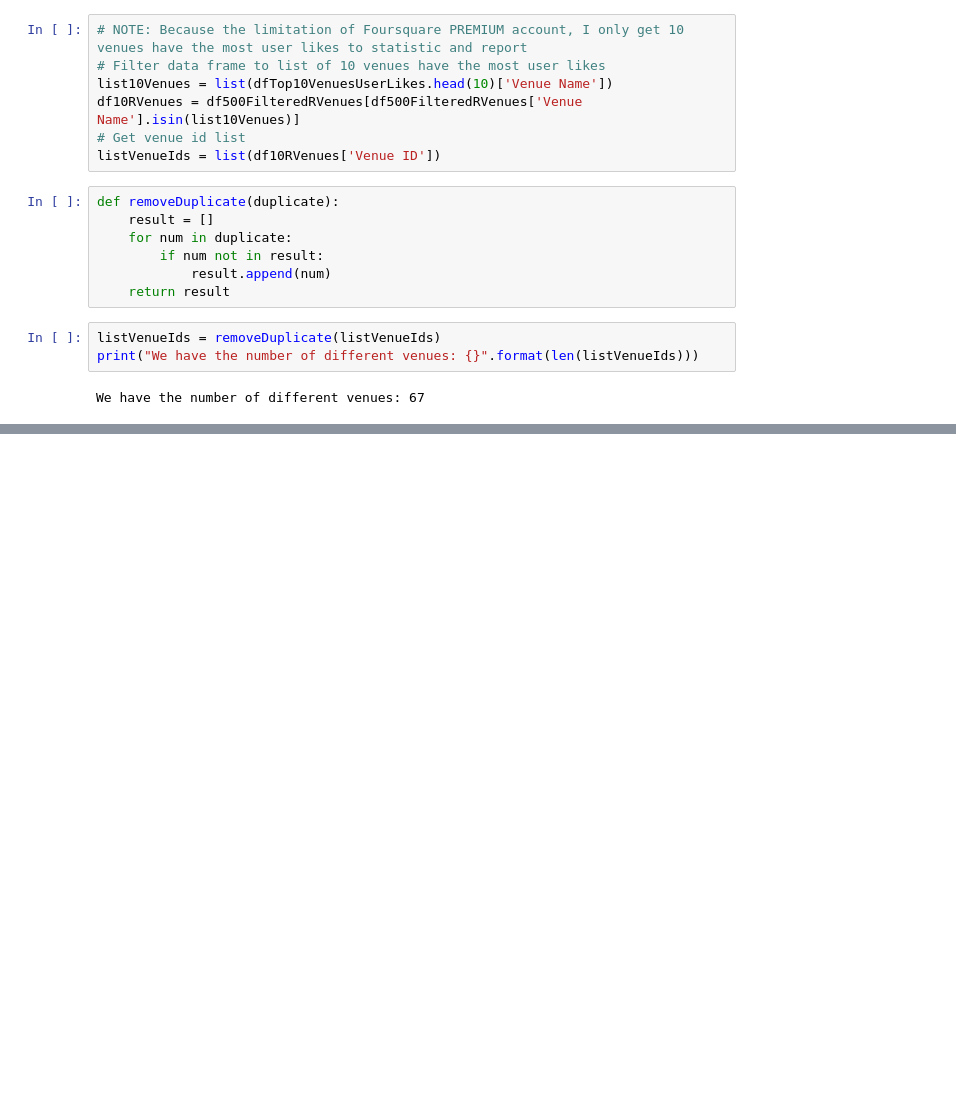
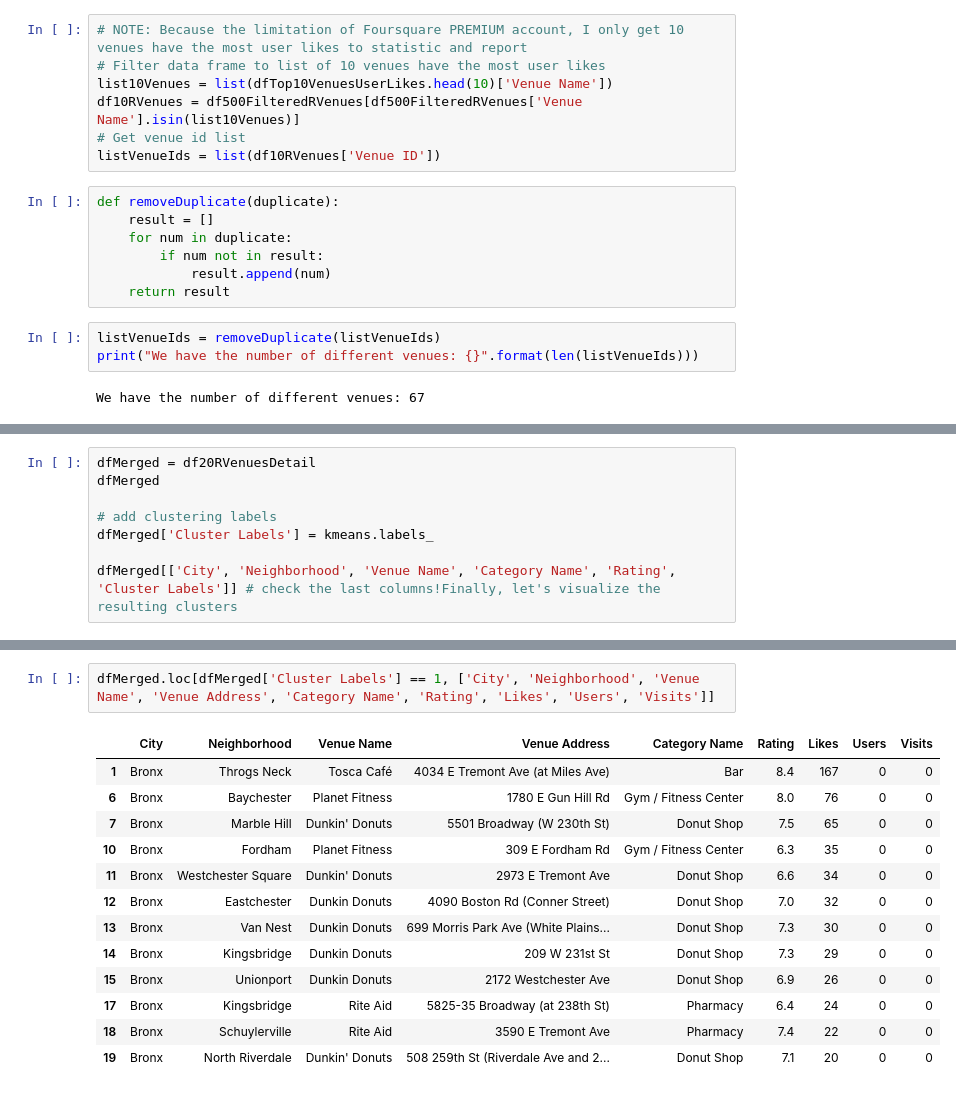
Before and after one commit to timbake/data-science-capstone-coursera, a Jupyter notebook: The_Battle_Of_Neighborhoods.ipynb, the cells around one changed output, grey strips where cells are left out. Cells and saved outputs as stored; diff of their text form; blank space fills up the shorter version.

```diff
--- a/The_Battle_Of_Neighborhoods.ipynb
+++ b/The_Battle_Of_Neighborhoods.ipynb
@@ -673,0 +861,8 @@ df20RVenuesDetail
+# %%
+dfMerged = df20RVenuesDetail
+dfMerged
+
+# add clustering labels
+dfMerged['Cluster Labels'] = kmeans.labels_
+
+dfMerged[['City', 'Neighborhood', 'Venue Name', 'Category Name', 'Rating', 'Cluster Labels']] # check the last columns!Finally, let's visualize the resulting clusters
@@ -673,0 +938,16 @@ df20RVenuesDetail
+# %%
+dfMerged.loc[dfMerged['Cluster Labels'] == 1, ['City', 'Neighborhood', 'Venue Name', 'Venue Address', 'Category Name', 'Rating', 'Likes', 'Users', 'Visits']]
+# %% [output]
+|  | City | Neighborhood | Venue Name | Venue Address | Category Name | Rating | Likes | Users | Visits |
+| 1 | Bronx | Throgs Neck | Tosca Café | 4034 E Tremont Ave (at Miles Ave) | Bar | 8.4 | 167 | 0 | 0 |
+| 6 | Bronx | Baychester | Planet Fitness | 1780 E Gun Hill Rd | Gym / Fitness Center | 8.0 | 76 | 0 | 0 |
+| 7 | Bronx | Marble Hill | Dunkin' Donuts | 5501 Broadway (W 230th St) | Donut Shop | 7.5 | 65 | 0 | 0 |
+| 10 | Bronx | Fordham | Planet Fitness | 309 E Fordham Rd | Gym / Fitness Center | 6.3 | 35 | 0 | 0 |
+| 11 | Bronx | Westchester Square | Dunkin' Donuts | 2973 E Tremont Ave | Donut Shop | 6.6 | 34 | 0 | 0 |
+| 12 | Bronx | Eastchester | Dunkin Donuts | 4090 Boston Rd (Conner Street) | Donut Shop | 7.0 | 32 | 0 | 0 |
+| 13 | Bronx | Van Nest | Dunkin Donuts | 699 Morris Park Ave (White Plains... | Donut Shop | 7.3 | 30 | 0 | 0 |
+| 14 | Bronx | Kingsbridge | Dunkin Donuts | 209 W 231st St | Donut Shop | 7.3 | 29 | 0 | 0 |
+| 15 | Bronx | Unionport | Dunkin Donuts | 2172 Westchester Ave | Donut Shop | 6.9 | 26 | 0 | 0 |
+| 17 | Bronx | Kingsbridge | Rite Aid | 5825-35 Broadway (at 238th St) | Pharmacy | 6.4 | 24 | 0 | 0 |
+| 18 | Bronx | Schuylerville | Rite Aid | 3590 E Tremont Ave | Pharmacy | 7.4 | 22 | 0 | 0 |
+| 19 | Bronx | North Riverdale | Dunkin' Donuts | 508 259th St (Riverdale Ave and 2... | Donut Shop | 7.1 | 20 | 0 | 0 |
```
Also changed, not shown: parts of 21 cells of this notebook.
